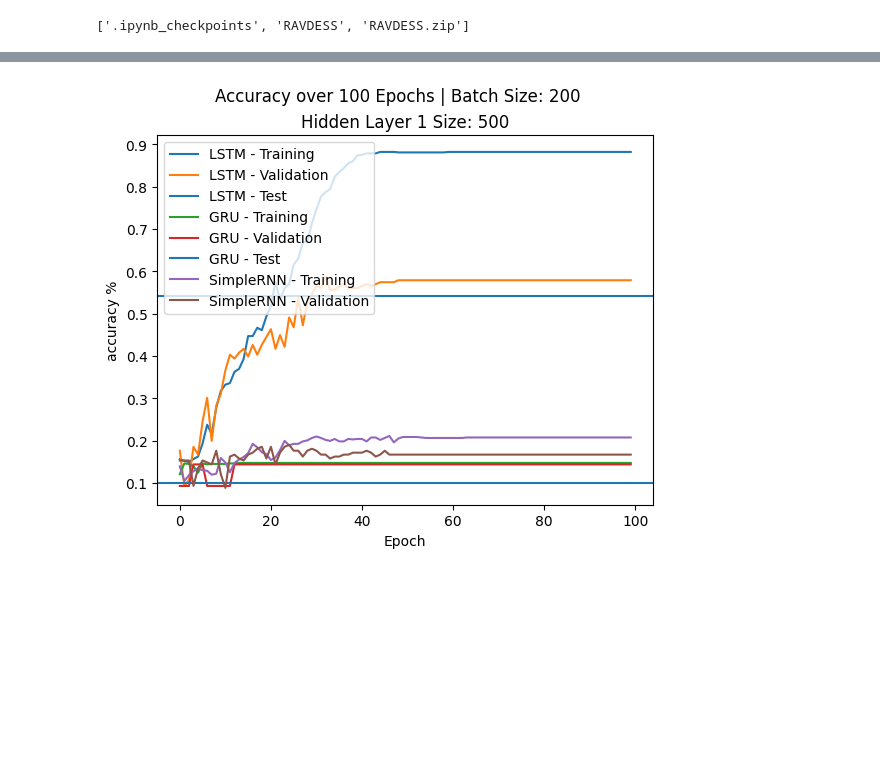
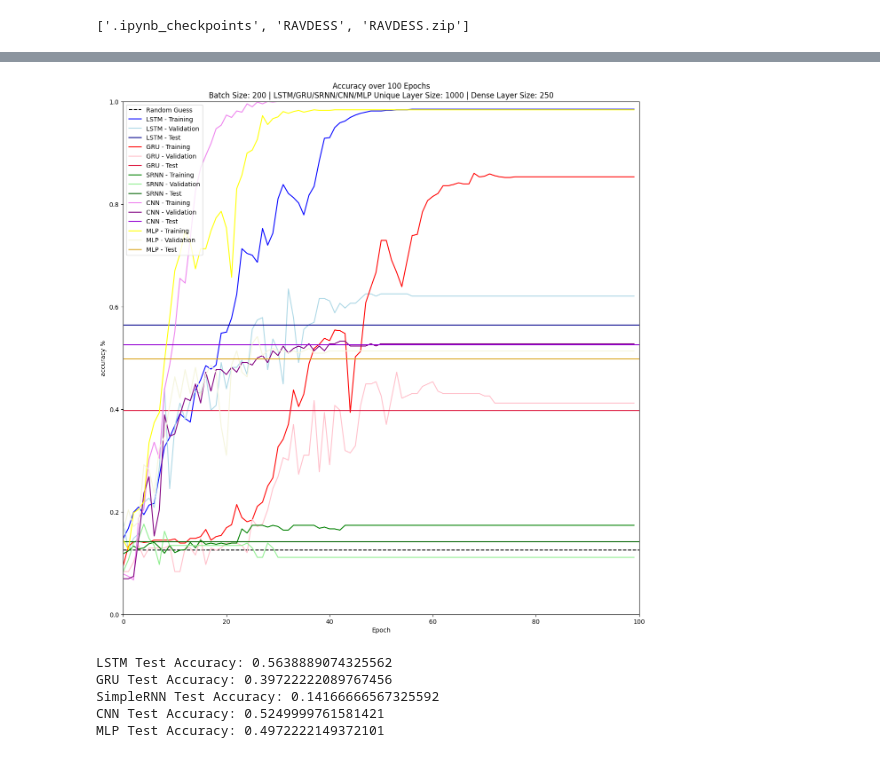
Before and after one commit to turecarlson/SpeechEmotionClassifier, a Jupyter notebook: model/SpeechEmotionClassifier.ipynb, the cells around one changed output, grey strips where cells are left out. Saved outputs shown, nothing was run; the diff lists cells and outputs as text; code cells hidden in the pictures; blank space fills up the shorter version.

```diff
--- a/model/SpeechEmotionClassifier.ipynb
+++ b/model/SpeechEmotionClassifier.ipynb
@@ -415,0 +452,9 @@ SRNN -- test loss, test acc: 2.078160524368286 0.1527777761220932
+# %%
+# CNN - Fitting
+starttime_CNN = time.time()
+history_CNN = model_CNN.fit(train_features, train_labels, epochs=num_epochs,
+                              batch_size=batch_size, validation_split=val_split,
+                              callbacks=[keras.callbacks.ReduceLROnPlateau(monitor='val_loss',
+                                                                           factor=reduce_lr_on_plateau_factor, patience=reduce_lr_on_plateau_patience)])
+runtime_CNN = time.time()-starttime_CNN
+print(f"CNN -- training time: {runtime_CNN} seconds")
@@ -415,0 +508,9 @@ SRNN -- test loss, test acc: 2.078160524368286 0.1527777761220932
+# %%
+# MLP - Fitting
+starttime_MLP = time.time()
+history_MLP = model_MLP.fit(train_features, train_labels, epochs=num_epochs,
+                              batch_size=batch_size, validation_split=val_split,
+                              callbacks=[keras.callbacks.ReduceLROnPlateau(monitor='val_loss',
+                                                                           factor=reduce_lr_on_plateau_factor, patience=reduce_lr_on_plateau_patience)])
+runtime_MLP = time.time()-starttime_CNN
+print(f"MLP -- training time: {runtime_CNN} seconds")
@@ -416,19 +914,45 @@ SRNN -- test loss, test acc: 2.078160524368286 0.1527777761220932
 # %%
-# plotting accuracy over time
-# plt.plot(1/8, label='Random Guess')
-plt.plot(lstm_history.history['accuracy'], label='LSTM - Training')
-plt.plot(lstm_history.history['val_accuracy'], label='LSTM - Validation')
-plt.axhline(test_acc_LSTM, label='LSTM - Test')
-plt.plot(gru_history.history['accuracy'], label='GRU - Training')
-plt.plot(gru_history.history['val_accuracy'], label='GRU - Validation')
-plt.axhline(test_acc_GRU, label='GRU - Test')
-plt.plot(SRNN_history.history['accuracy'], label='SimpleRNN - Training')
-plt.plot(SRNN_history.history['val_accuracy'], label='SimpleRNN - Validation')
-plt.suptitle(f"Accuracy over {num_epochs} Epochs | Batch Size: {batch_size}")
-plt.title(f"Hidden Layer 1 Size: {num_hidden_1}")
+# Comparison -- Accuracy
+plt.figure(figsize=(15, 15))
+plt.axhline(1/8, ls='dashed', label='Random Guess', color='black')
+
+plt.plot(history_LSTM.history['accuracy'], label='LSTM - Training', color='blue')
+plt.plot(history_LSTM.history['val_accuracy'], label='LSTM - Validation', color='lightblue')
+plt.axhline(results_LSTM['accuracy'], label='LSTM - Test', color='darkblue')
+
+plt.plot(history_GRU.history['accuracy'], label='GRU - Training', color='red')
+plt.plot(history_GRU.history['val_accuracy'], label='GRU - Validation', color='pink')
+plt.axhline(results_GRU['accuracy'], label='GRU - Test', color='crimson')
+
+plt.plot(history_SRNN.history['accuracy'], label='SRNN - Training', color='green')
+plt.plot(history_SRNN.history['val_accuracy'], label='SRNN - Validation', color='lightgreen')
+plt.axhline(results_SRNN['accuracy'], label='SRNN - Test', color='darkgreen')
+
+plt.plot(history_CNN.history['accuracy'], label='CNN - Training', color='violet')
+plt.plot(history_CNN.history['val_accuracy'], label='CNN - Validation', color='purple')
+plt.axhline(results_CNN['accuracy'], label='CNN - Test', color='darkviolet')
+
+plt.plot(history_MLP.history['accuracy'], label='MLP - Training', color='yellow')
+plt.plot(history_MLP.history['val_accuracy'], label='MLP - Validation', color='beige')
+plt.axhline(results_MLP['accuracy'], label='MLP - Test', color='goldenrod')
+
+plt.title(f"Accuracy over {num_epochs} Epochs\nBatch Size: {batch_size} | LSTM/GRU/SRNN/CNN/MLP Unique Layer Size: {num_hidden_1} | Dense Layer Size: {num_hidden_2}")
 plt.ylabel("accuracy %")
 plt.xlabel("Epoch")
+plt.xlim(0, 100)
+plt.ylim(0, 1.0)
 plt.legend()
 plt.show()
+
+print(f"LSTM Test Accuracy: {results_LSTM['accuracy']}")
+print(f"GRU Test Accuracy: {results_GRU['accuracy']}")
+print(f"SimpleRNN Test Accuracy: {results_SRNN['accuracy']}")
+print(f"CNN Test Accuracy: {results_CNN['accuracy']}")
+print(f"MLP Test Accuracy: {results_MLP['accuracy']}")
 # %% [output]
-[figure, old version]
+[figure, new version]
+LSTM Test Accuracy: 0.5638889074325562
+GRU Test Accuracy: 0.39722222089767456
+SimpleRNN Test Accuracy: 0.14166666567325592
+CNN Test Accuracy: 0.5249999761581421
+MLP Test Accuracy: 0.4972222149372101
```
Also changed, not shown: parts of 36 cells of this notebook, 13 other files.
